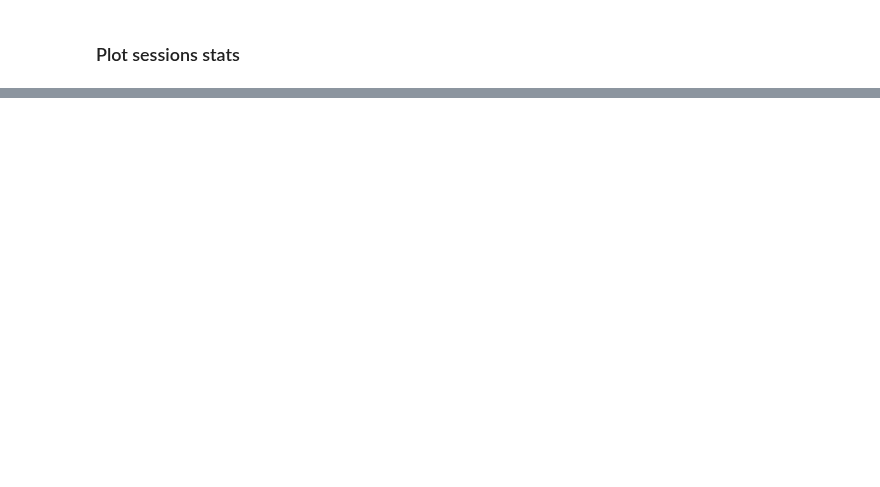
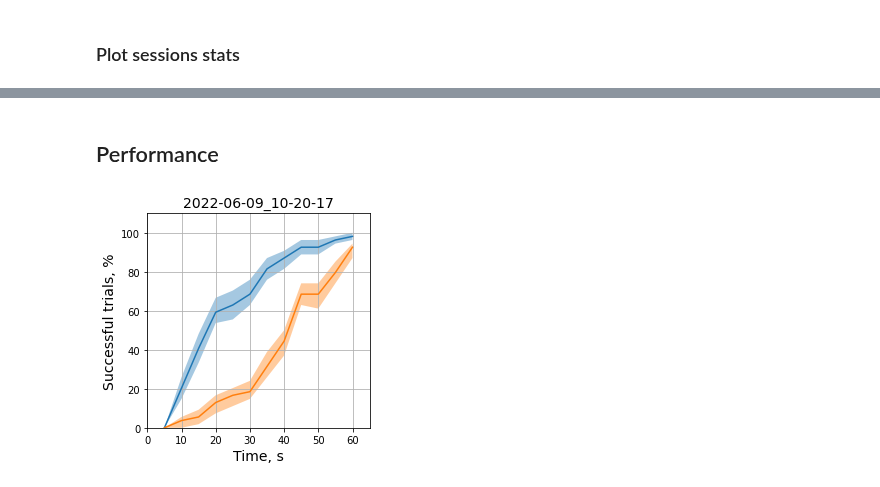
Before and after one commit to peckalab/runSIT, a Jupyter notebook: SIT.ipynb, the cells around one changed output, grey strips where cells are left out. Cells and saved outputs as stored; diff of their text form; code cells hidden in the pictures; blank space fills up the shorter version.

```diff
--- a/SIT.ipynb
+++ b/SIT.ipynb
@@ -29,7 +35,7 @@ from postprocessing import pack
 
 For every experimental cofiguration you can copy the original 'settings.json' file, build your own specific experimental preset, save it in this folder as e.g. 'settings_elena.json' and load it here instead of 'settings.json'.
 # %%
-cfg_filename = os.path.join('profiles', 'andrey_hippoSIT_008228_SL_train.json')
+cfg_filename = os.path.join('profiles', 'andrey_hippoSIT_008228_continuous.json')
 # %%
 with open(cfg_filename) as json_file:
     cfg = json.load(json_file)
@@ -64,6 +70,8 @@ cfg['experiment']['file_path'] = os.path.join(save_to, cfg['experiment']['file_p
 cfg['sound']['file_path'] = os.path.join(save_to, cfg['sound']['file_path'])
 cfg['position']['background_light'] = os.path.join('assets', cfg['position']['background_light'])
 cfg['position']['background_dark'] = os.path.join('assets', cfg['position']['background_dark'])
+if 'continuous' in cfg['sound']:
+    cfg['sound']['continuous']['wav_file'] = os.path.join('assets', cfg['sound']['continuous']['wav_file'])
 
 # Saves all parameters to a JSON file with the user-defined "Experiment ID" as filename
 with open(os.path.join(save_to, experiment_id + '.json'), 'w') as f:
@@ -559,0 +628,2 @@ ax.set_title('Speed', fontsize=14)
+# %% [markdown]
+## Performance
@@ -559,0 +660,25 @@ ax.set_title('Speed', fontsize=14)
+# %%
+fig = plt.figure(figsize=(4, 4))
+
+with h5py.File(h5name, 'r') as f:
+    perf = np.array(f['analysis']['performance_ALL'])
+    x = perf[:, 6]
+
+ax = fig.add_subplot(111)
+
+ax.plot(x, perf[:, 0])  # performance
+ax.plot(x, perf[:, 3])  # chance
+ax.fill_between(x, perf[:, 0] + perf[:, 1], perf[:, 0] + perf[:, 2], alpha=0.4)
+ax.fill_between(x, perf[:, 3] + perf[:, 4], perf[:, 3] + perf[:, 5], alpha=0.4)
+ax.set_ylim(0, 110)
+ax.set_xlim(0, 65)
+ax.grid()
+ax.set_title(experiment_id[-19:], fontsize=14)
+ax.set_xlabel('Time, s', fontsize=14)
+
+if i == 0:
+    ax.set_ylabel('Successful trials, %', fontsize=14)
+
+fig.tight_layout()
+# %% [output]
+[figure, added]
```
Also changed, not shown: parts of 5 cells of this notebook, 7 other files.
